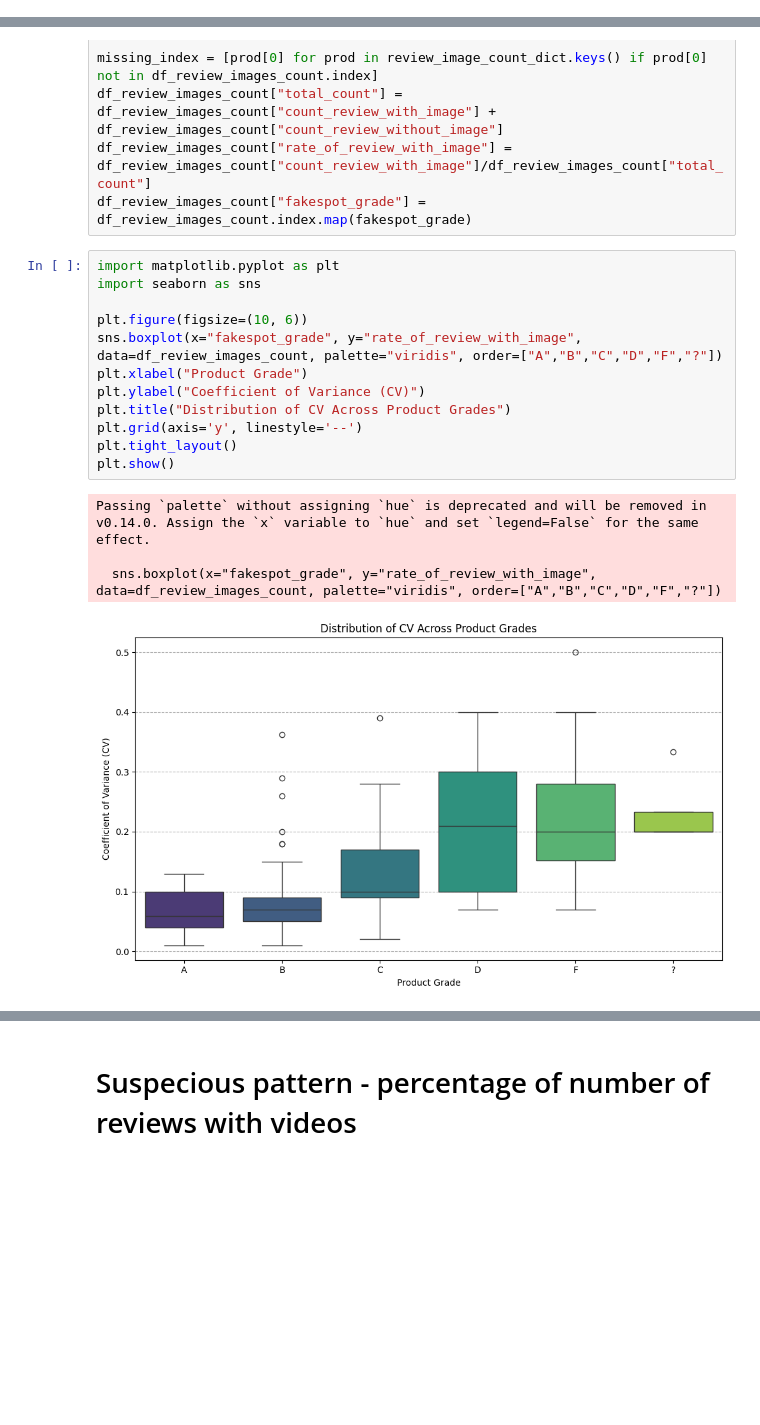
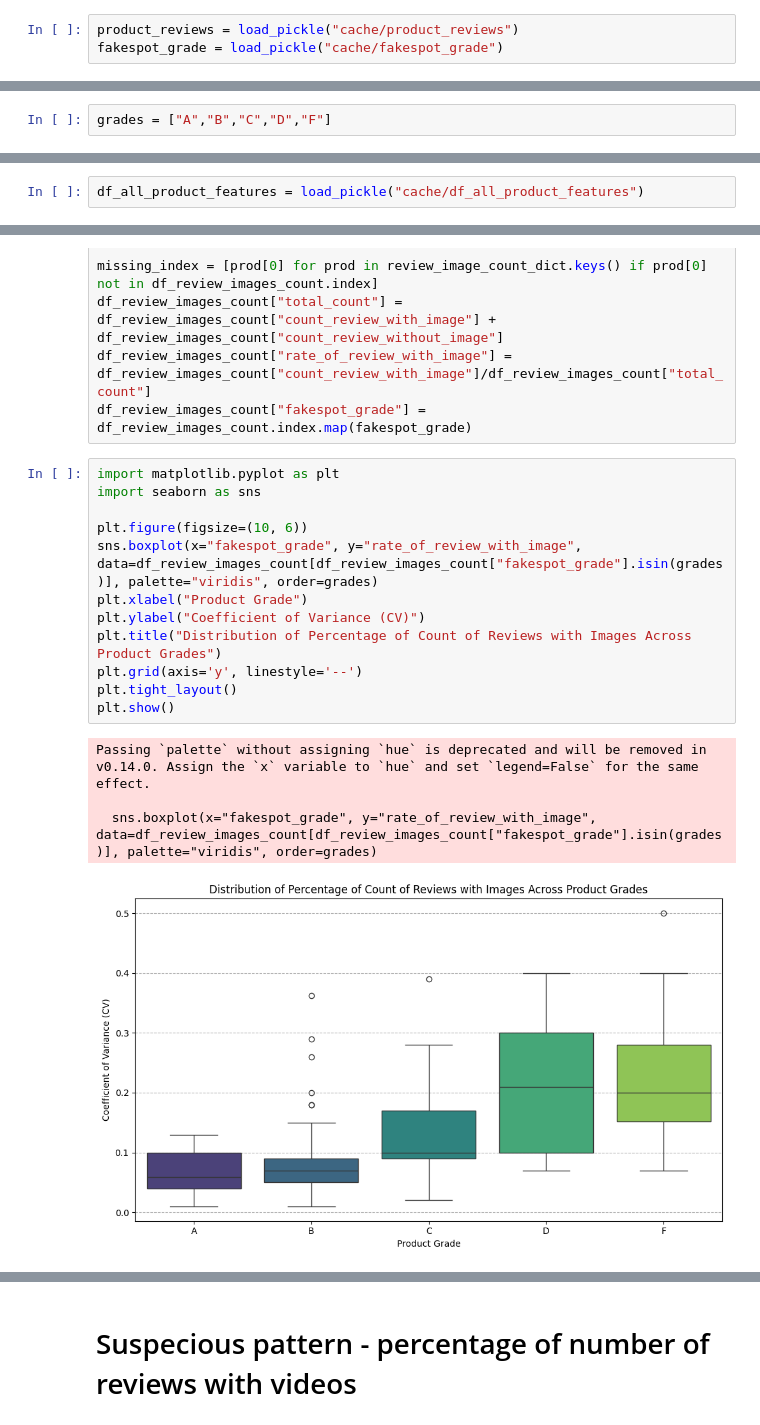
Before and after one commit to jingliuoft/fakespot_analyzer, a Jupyter notebook: Fakespot_analysis.ipynb, the cells around one changed output, grey strips where cells are left out. Saved outputs shown, nothing was run; the diff lists cells and outputs as text; blank space fills up the shorter version.

```diff
--- a/Fakespot_analysis.ipynb
+++ b/Fakespot_analysis.ipynb
@@ -836,0 +197,3 @@ Dictionary successfully loaded.
+# %%
+product_reviews = load_pickle("cache/product_reviews")
+fakespot_grade = load_pickle("cache/fakespot_grade")
@@ -852,6 +224,8 @@ for product_url, daily_count in product_review_dates.items():
     product_daily_count_stats[product_url]["mean"]=np.mean(list(daily_count.values()))
     product_daily_count_stats[product_url]["std"]=np.std(list(daily_count.values()))
     product_daily_count_stats[product_url]["cv"]=np.std(list(daily_count.values()))/np.mean(list(daily_count.values()))
+# %%
+grades = ["A","B","C","D","F"]
 # %%
 import pandas as pd
 df_daily_count_stats = pd.DataFrame(product_daily_count_stats).T
@@ -886,0 +256,2 @@ Dictionary successfully loaded.
+# %%
+df_all_product_features = load_pickle("cache/df_all_product_features")
@@ -995,17 +394,17 @@ df_review_images_count["fakespot_grade"] = df_review_images_count.index.map(fake
 # %%
 import matplotlib.pyplot as plt
 import seaborn as sns
 
 plt.figure(figsize=(10, 6))
-sns.boxplot(x="fakespot_grade", y="rate_of_review_with_image", data=df_review_images_count, palette="viridis", order=["A","B","C","D","F","?"])
+sns.boxplot(x="fakespot_grade", y="rate_of_review_with_image", data=df_review_images_count[df_review_images_count["fakespot_grade"].isin(grades)], palette="viridis", order=grades)
 plt.xlabel("Product Grade")
 plt.ylabel("Coefficient of Variance (CV)")
-plt.title("Distribution of CV Across Product Grades")
+plt.title("Distribution of Percentage of Count of Reviews with Images Across Product Grades")
 plt.grid(axis='y', linestyle='--')
 plt.tight_layout()
 plt.show()
 # %% [output]
 Passing `palette` without assigning `hue` is deprecated and will be removed in v0.14.0. Assign the `x` variable to `hue` and set `legend=False` for the same effect.
 
-  sns.boxplot(x="fakespot_grade", y="rate_of_review_with_image", data=df_review_images_count, palette="viridis", order=["A","B","C","D","F","?"])
+  sns.boxplot(x="fakespot_grade", y="rate_of_review_with_image", data=df_review_images_count[df_review_images_count["fakespot_grade"].isin(grades)], palette="viridis", order=grades)
-[figure, old version]
+[figure, new version]
```
Also changed, not shown: parts of 112 cells of this notebook, 5 other files.
